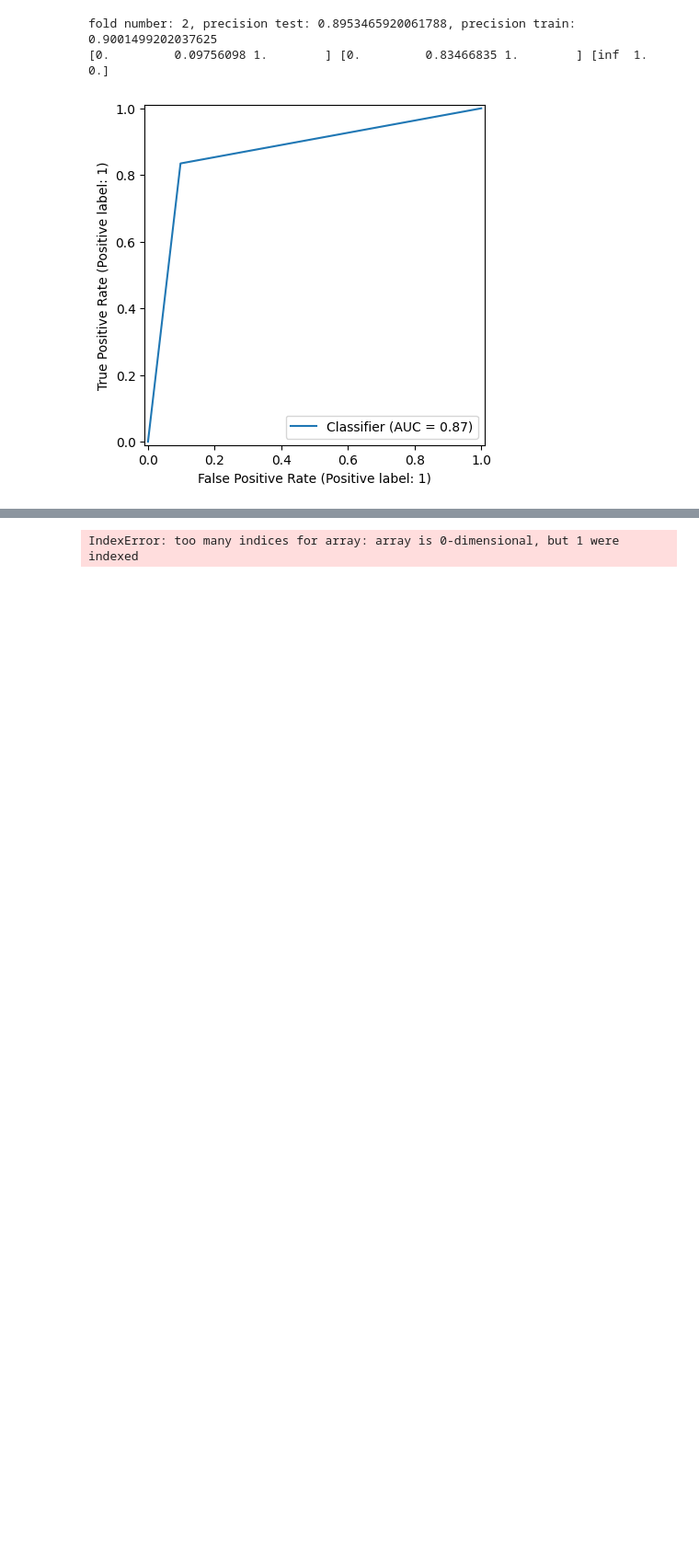
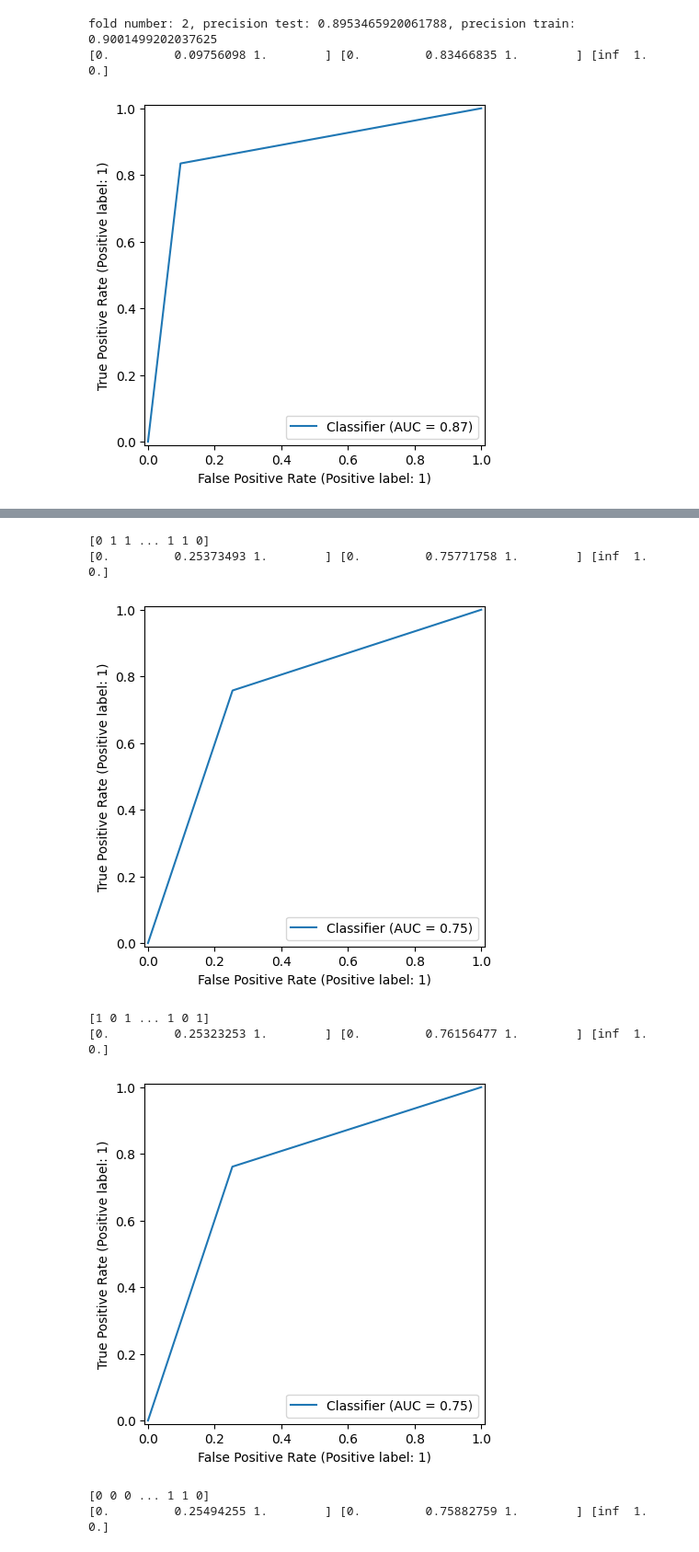
Before and after one commit to sanasundar/Bi4164---Moving-Ahead, a Jupyter notebook: aditya_moger_notebook.ipynb, the cells around one changed output, grey strips where cells are left out. Shown at 92% size. Saved outputs shown, nothing was run; the diff lists cells and outputs as text; code cells hidden in the pictures; blank space fills up the shorter version.

```diff
--- a/aditya_moger_notebook.ipynb
+++ b/aditya_moger_notebook.ipynb
@@ -196,4 +196,30 @@ for i, (train_index, test_index) in enumerate(kf.split(X, y)):
-# %%
-np.array(X)[train_index.astype(int)]
-# %% [output]
-IndexError: too many indices for array: array is 0-dimensional, but 1 were indexed
+# %%
+
+from sklearn import tree
+
+for i, (train_index, test_index) in enumerate(kf.split(X, y)):
+    clf = tree.DecisionTreeClassifier()
+    x_train, x_test = X[train_index.astype(int)], X[test_index.astype(int)]
+    y_train, y_test = np.array(y)[train_index.astype(int)], np.array(y)[test_index.astype(int)]
+    clf.fit(x_train, y_train)
+    y_pred = clf.predict(x_test)
+    y_train_pred = clf.predict(x_train)
+    print(y_pred)
+    # print(f"fold number: {i}, precision test: {precision_score(y_test, y_pred)}, precision train: {precision_score(y_train, y_train_pred)}")
+
+    fpr, tpr, thresholds = metrics.roc_curve(y_test, y_pred)
+    print(fpr, tpr, thresholds)
+    # roc_auc = metrics.auc(fpr, tpr)
+
+    RocCurveDisplay.from_predictions(y_test, y_pred)
+    # display.plot()
+    plt.show()
+# %% [output]
+[0 1 1 ... 1 1 0]
+[0.         0.25373493 1.        ] [0.         0.75771758 1.        ] [inf  1.  0.]
+[figure, added]
+[1 0 1 ... 1 0 1]
+[0.         0.25323253 1.        ] [0.         0.76156477 1.        ] [inf  1.  0.]
+[figure, added]
+[0 0 0 ... 1 1 0]
+[0.         0.25494255 1.        ] [0.         0.75882759 1.        ] [inf  1.  0.]
```
Also changed, not shown: parts of 13 cells of this notebook, 42 other files.
